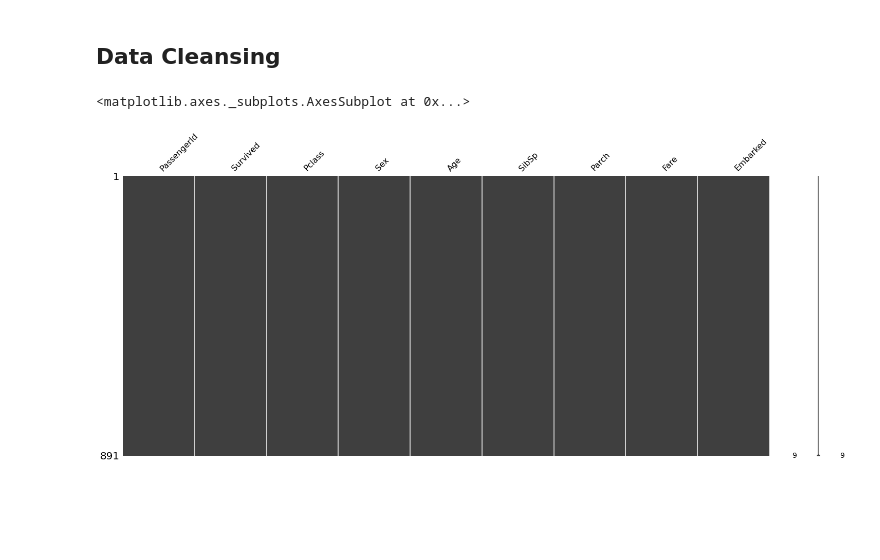
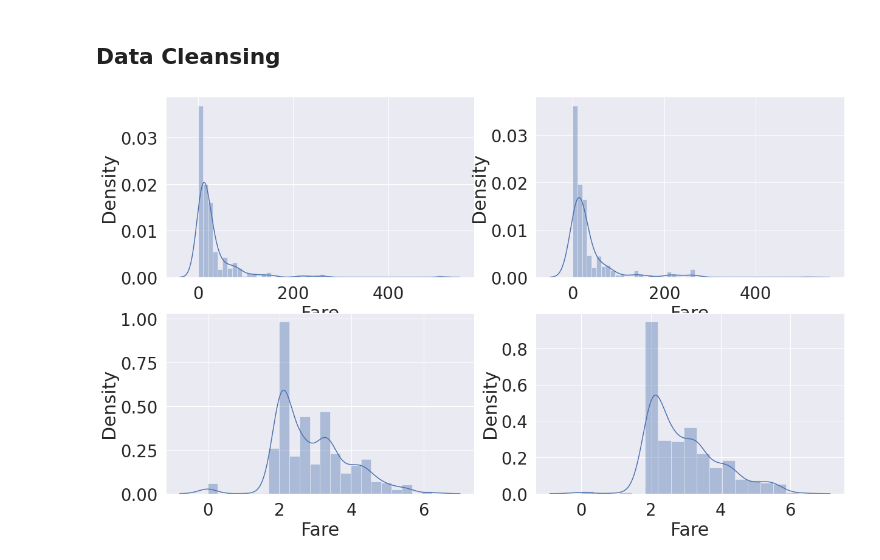
Before and after one commit to choiking10/kaggle-competition, a Jupyter notebook: Titanic.ipynb, the cells around one changed output. Saved outputs shown, nothing was run; the diff lists cells and outputs as text; code cells hidden in the pictures; blank space fills up the shorter version.

Commit message:
data cleaning (Feature Engineering)

```diff
--- a/Titanic.ipynb
+++ b/Titanic.ipynb
@@ -284,32 +302,51 @@ sns.distplot(train_data['FareLog'])
 # Feature Engineering
 # %% [markdown]
 ## Data Cleansing
-# %%
-import seaborn as sns
-from patsy import dmatrix
-from sklearn.preprocessing import StandardScaler
-from sklearn.impute import SimpleImputer
-
-# sns.kdeplot(train["Age"])
-
-# Missing Data: Age, Embarked, Cabin
-
-# remove column which have too many NaN value
-cleaned_train_data = train_data.dropna(thresh=int(len(train_data) * 0.5), axis=1)  # Remove Cabin
-
-frequentImputer = SimpleImputer(strategy="most_frequent")
-medianImputer = SimpleImputer(strategy="median")
-
-cleaned_train_data.loc[:,"Embarked"] = frequentImputer.fit_transform(cleaned_train_data[["Embarked"]]).copy()
-cleaned_train_data.loc[:,"Age"] = medianImputer.fit_transform(cleaned_train_data[["Age"]].copy())
-
-# ["Ticket", "Name"] maybe useless.
-cleaned_train_data = cleaned_train_data.drop(["Ticket", "Name"], axis=1)
-
-msno.matrix(cleaned_train_data)
-# %% [output]
-<matplotlib.axes._subplots.AxesSubplot at 0x...>
-[figure, removed]
+# %%
+import numpy as np
+import pandas as pd
+from pandas import Series
+import matplotlib.pyplot as plt
+import seaborn as sns
+
+plt.style.use('seaborn')
+sns.set(font_scale=2.5) # 이 두줄은 본 필자가 항상 쓰는 방법입니다. matplotlib 의 기본 scheme 말고 seaborn scheme 을 세팅하고, 일일이 graph 의 font size 를 지정할 필요 없이 seaborn 의 font_scale 을 사용하면 편합니다.
+import plotly.offline as py
+py.init_notebook_mode(connected=True)
+import plotly.graph_objs as go
+import plotly.tools as tls
+
+#ignore warnings
+import warnings
+warnings.filterwarnings('ignore')
+
+
+
+%matplotlib inline
+
+df_train = pd.read_csv('train.csv')
+df_test = pd.read_csv('test.csv')
+
+def cleaning(df):
+  df["FamilySize"] = df["SibSp"] + df["Parch"] + 1
+  df["Fare"][df["Fare"].isnull()] = df['Fare'].mean()
+  df["Fare"] = df["Fare"].map(lambda x: np.log(x) if x > 0 else 0)
+  return df
+
+f, ax = plt.subplots(2, 2, figsize=(20, 12))
+
+sns.distplot(df_train.Fare, ax=ax[0, 0])
+sns.distplot(df_test.Fare, ax=ax[0, 1])
+
+df_train = cleaning(df_train)
+df_test = cleaning(df_test)
+
+sns.distplot(df_train.Fare, ax=ax[1, 0])
+sns.distplot(df_test.Fare, ax=ax[1, 1])
+
+f.show()
+# %% [output]
+[figure, added]
 # %%
 
 #
```
Also changed, not shown: parts of 26 cells of this notebook.
